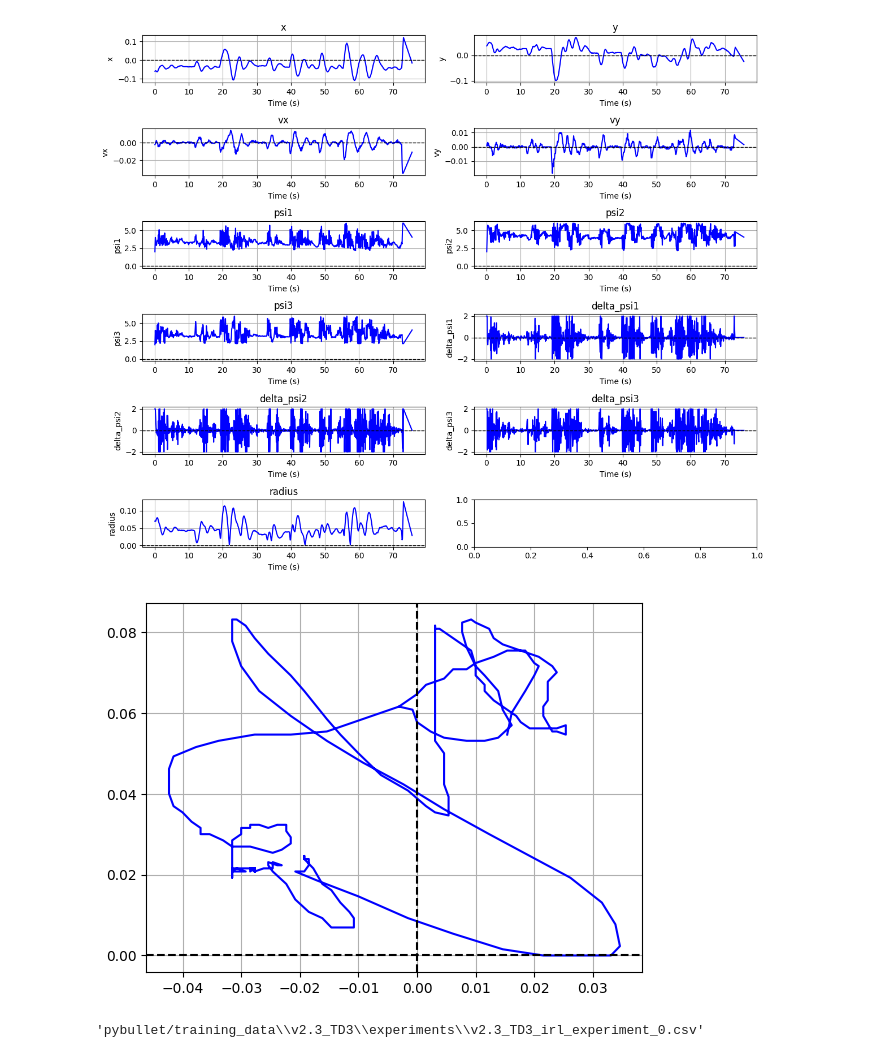
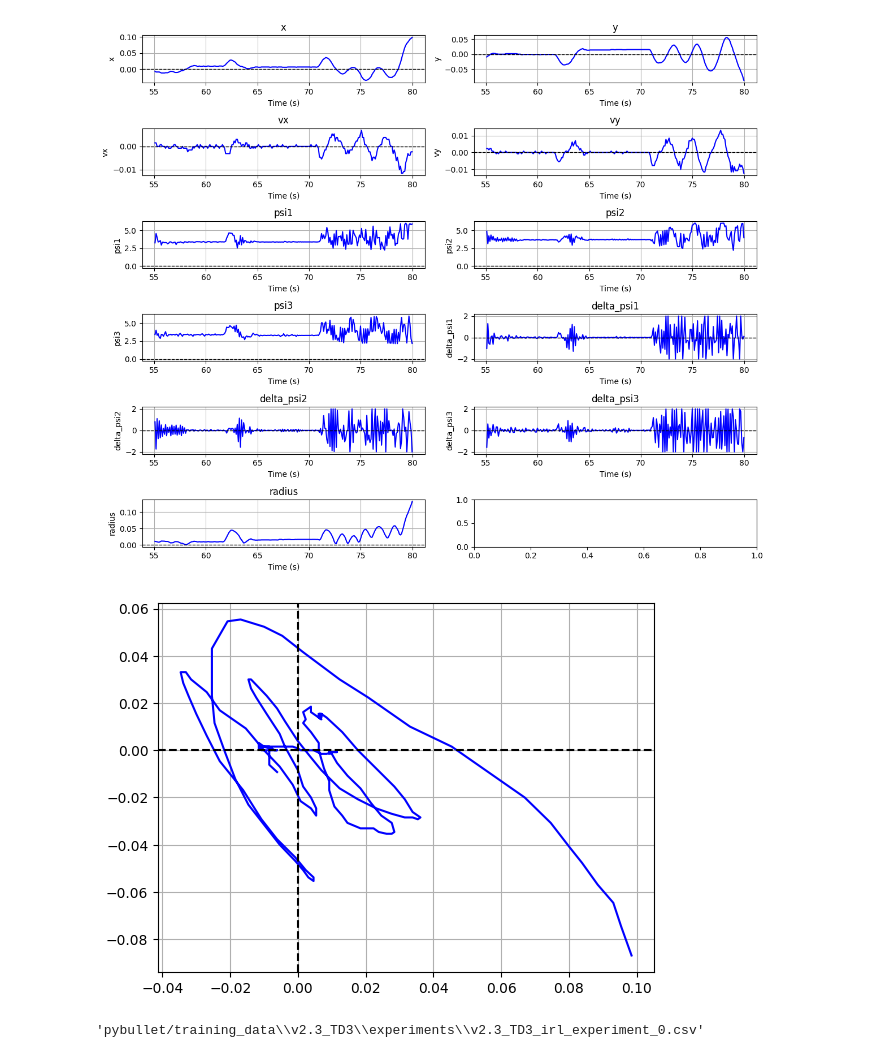
Before and after one commit to davidlackovic/paralelni-manipulator, a Jupyter notebook: csv_viewer.ipynb, the cells around one changed output. Cells and saved outputs as stored; diff of their text form; code cells hidden in the pictures.

```diff
--- a/csv_viewer.ipynb
+++ b/csv_viewer.ipynb
@@ -5,8 +5,8 @@ import numpy as np
 import pandas as pd
 import os
 # %%
-name = 'v4.0_TD3'
-measurement_number = 3
+name = 'v4.1_TD3'
+measurement_number = 4
 #type = 'sim'
 type = 'irl'
 training_data_path = 'pybullet/training_data'
@@ -31,28 +31,30 @@ df.head()
 # %%
 columns = ['time', 'x', 'y', 'vx', 'vy', 'psi1', 'psi2', 'psi3', 'delta_psi1', 'delta_psi2', 'delta_psi3', 'radius']
 variables = ['x', 'y', 'vx', 'vy', 'psi1', 'psi2', 'psi3', 'delta_psi1', 'delta_psi2', 'delta_psi3', 'radius']
 
-time_min, time_max = 0, np.inf  # Time range for filtering
-#time_min, time_max = 16, 33
+time_min, time_max = 55, 80  # Time range for filtering
+
+
+#time_min, time_max = 16, 33 # dober v v4.0_TD3 meas 3
 
 mask = (df['time'] >= time_min) & (df['time'] <= time_max)
 
 fig, axes = plt.subplots(6, 2, figsize=(12, 10))
 df['time_ms'] = df['time'] * 1000
 
 for ax, var in zip(axes.flat, variables):
     ax.plot(df.loc[mask, 'time'], df.loc[mask, var], 'b-')
     ax.set_title(var, fontsize=12)
     ax.set_xlabel('Time (s)', fontsize=10)
     ax.set_ylabel(var, fontsize=10)
     ax.grid()
     ax.axhline(0, color='k', linestyle='--', linewidth=1)
 
 
 plt.tight_layout()
 plt.show()
 # %% [output]
-[figure, old version]
+[figure, new version]
 # %%
 plt.plot(df.loc[mask, 'x'], df.loc[mask, 'y'], 'b-')
 plt.axhline(0, color='k', linestyle='--', linewidth=1.5)
@@ -60,7 +62,7 @@ plt.axvline(0, color='k', linestyle='--', linewidth=1.5)
 
 plt.grid()
 # %% [output]
-[figure, old version]
+[figure, new version]
 # %%
 name = 'v2.3_TD3'
 measurement_number = 0
```
Also changed, not shown: parts of 2 cells of this notebook, 15 other files.
